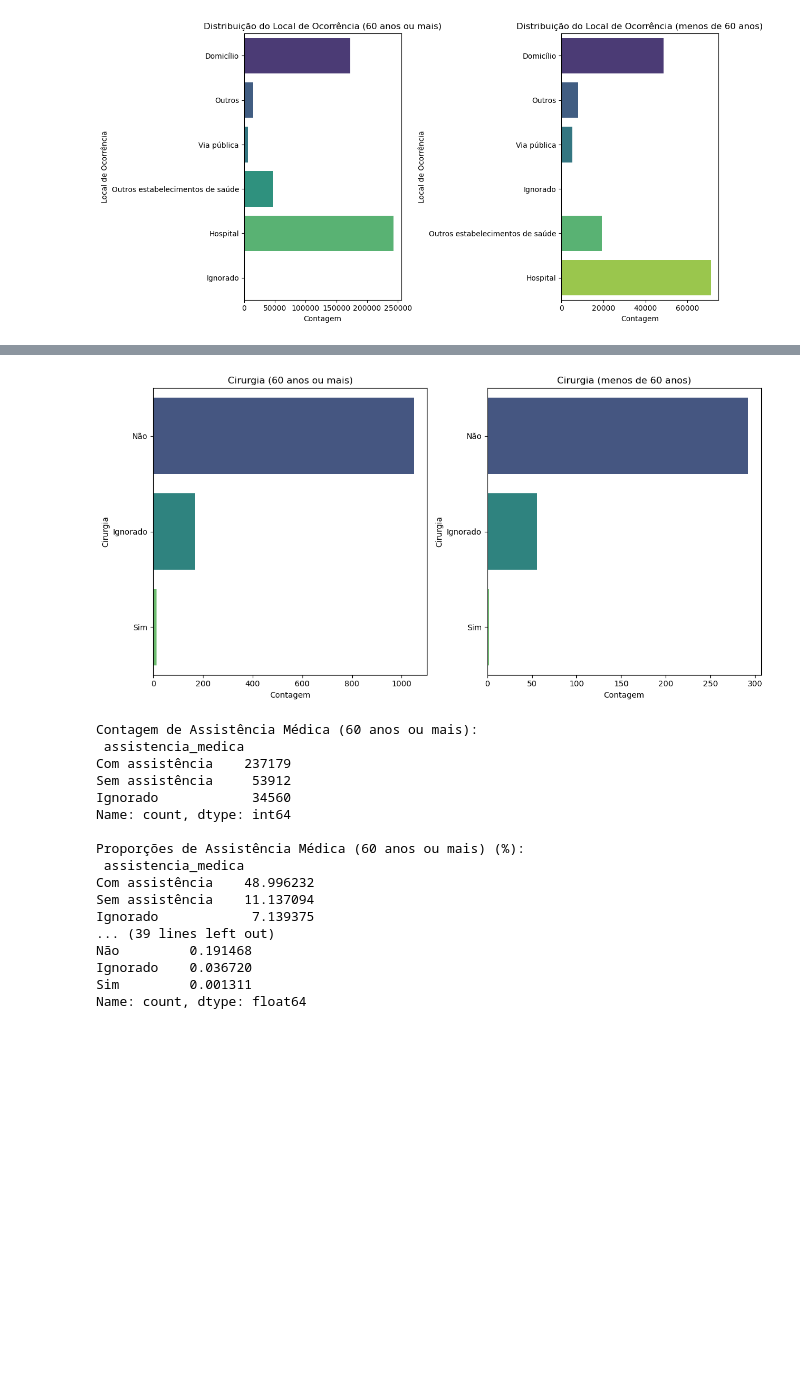
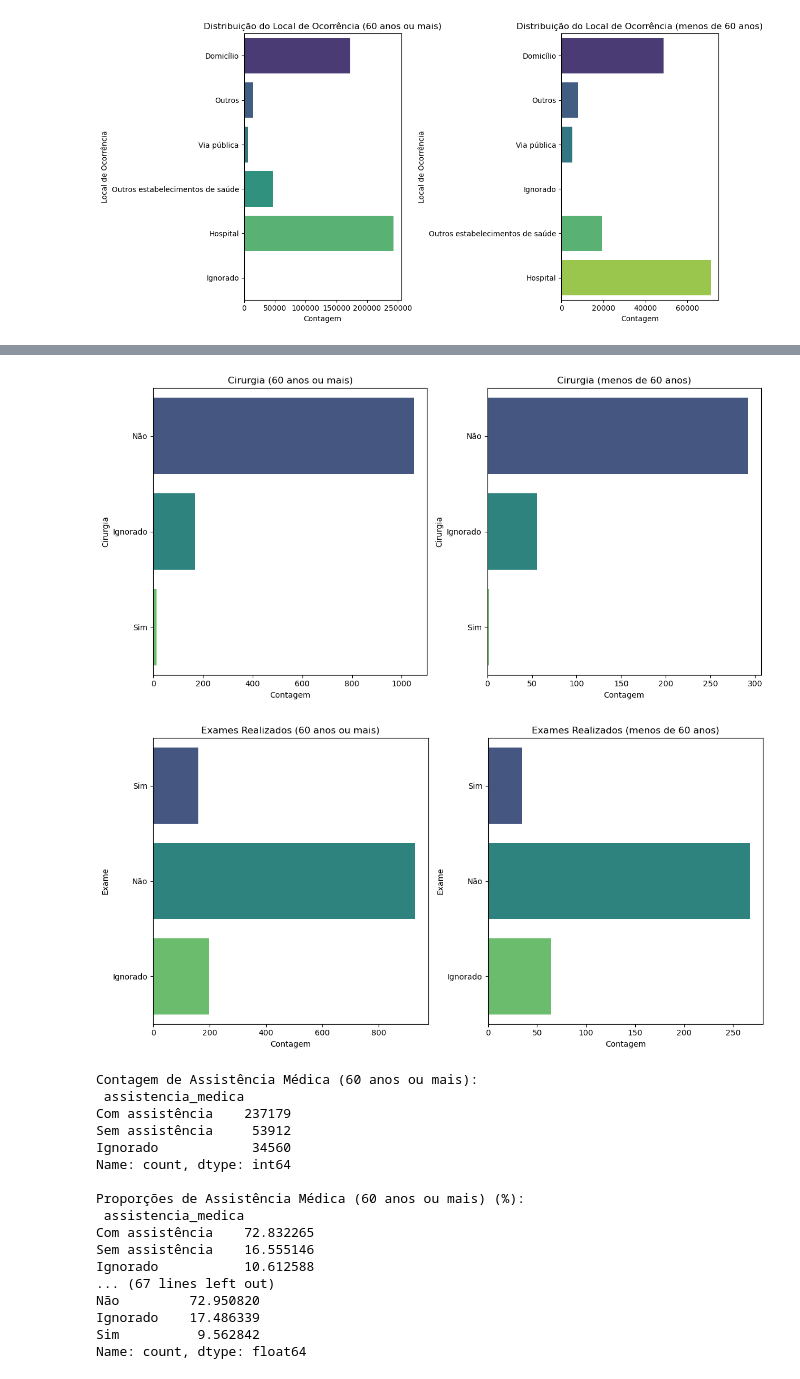
Before and after one commit to hlaff147/mortality-data-analysis, a Jupyter notebook: notebooks/analise_comparativa_idades.ipynb, the cells around one changed output, grey strips where cells are left out. Saved outputs shown, nothing was run; the diff lists cells and outputs as text; code cells hidden in the pictures; blank space fills up the shorter version.

Commit message:
Add more plots

```diff
--- a/notebooks/analise_comparativa_idades.ipynb
+++ b/notebooks/analise_comparativa_idades.ipynb
@@ -158,15 +165,19 @@ Ignorado                             0.057703
 Name: count, dtype: float64
 [figure]
 # %%
-# Mapeamento para assistência médica
 mapeamento_assistencia = {
     9: 'Ignorado',
     1: 'Com assistência',
     2: 'Sem assistência'
 }
 
-# Mapeamento para cirurgia
 mapeamento_cirurgia = {
+    9: 'Ignorado',
+    1: 'Sim',
+    2: 'Não'
+}
+
+mapeamento_exame = {
     9: 'Ignorado',
     1: 'Sim',
     2: 'Não'
@@ -175,11 +186,13 @@ mapeamento_cirurgia = {
 # Aplicar os mapeamentos às colunas correspondentes em ambos os DataFrames
 df_infarto_maior_60['assistencia_medica'] = df_infarto_maior_60['assistencia_medica'].map(mapeamento_assistencia)
 df_infarto_maior_60['cirurgia'] = df_infarto_maior_60['cirurgia'].map(mapeamento_cirurgia)
+df_infarto_maior_60['exame'] = df_infarto_maior_60['exame'].map(mapeamento_exame)
 
 df_infarto_menor_60['assistencia_medica'] = df_infarto_menor_60['assistencia_medica'].map(mapeamento_assistencia)
 df_infarto_menor_60['cirurgia'] = df_infarto_menor_60['cirurgia'].map(mapeamento_cirurgia)
+df_infarto_menor_60['exame'] = df_infarto_menor_60['exame'].map(mapeamento_exame)
 
-# Plotar gráfico de contagem para assistência médica nos dois grupos etários
+# Plotar gráficos de contagem para assistência médica nos dois grupos etários
 plt.figure(figsize=(12, 6))
 plt.subplot(1, 2, 1)
 sns.countplot(data=df_infarto_maior_60, y='assistencia_medica', palette='viridis')
@@ -187,6 +200,7 @@ plt.title('Assistência Médica (60 anos ou mais)')
 plt.xlabel('Contagem')
 plt.ylabel('Assistência Médica')
 plt.savefig('assistencia_medica_maior_60.png', bbox_inches='tight')  # Salvar como PNG
+
 plt.subplot(1, 2, 2)
 sns.countplot(data=df_infarto_menor_60, y='assistencia_medica', palette='viridis')
 plt.title('Assistência Médica (menos de 60 anos)')
@@ -196,7 +210,7 @@ plt.savefig('assistencia_medica_menor_60.png', bbox_inches='tight')  # Salvar co
 plt.tight_layout()
 plt.show()
 
-# Plotar gráfico de contagem para cirurgia nos dois grupos etários
+# Plotar gráficos de contagem para cirurgia nos dois grupos etários
 plt.figure(figsize=(12, 6))
 plt.subplot(1, 2, 1)
 sns.countplot(data=df_infarto_maior_60, y='cirurgia', palette='viridis')
@@ -204,43 +218,74 @@ plt.title('Cirurgia (60 anos ou mais)')
 plt.xlabel('Contagem')
 plt.ylabel('Cirurgia')
 plt.savefig('cirurgia_maior_60.png', bbox_inches='tight')  # Salvar como PNG
+
 plt.subplot(1, 2, 2)
 sns.countplot(data=df_infarto_menor_60, y='cirurgia', palette='viridis')
 plt.title('Cirurgia (menos de 60 anos)')
 plt.xlabel('Contagem')
 plt.ylabel('Cirurgia')
 plt.savefig('cirurgia_menor_60.png', bbox_inches='tight')  # Salvar como PNG
 plt.tight_layout()
 plt.show()
 
+# Plotar gráficos de contagem para exames nos dois grupos etários
+plt.figure(figsize=(12, 6))
+plt.subplot(1, 2, 1)
+sns.countplot(data=df_infarto_maior_60, y='exame', palette='viridis')
+plt.title('Exames Realizados (60 anos ou mais)')
+plt.xlabel('Contagem')
+plt.ylabel('Exame')
+plt.savefig('exames_realizados_maior_60.png', bbox_inches='tight')  # Salvar como PNG
+
+plt.subplot(1, 2, 2)
+sns.countplot(data=df_infarto_menor_60, y='exame', palette='viridis')
+plt.title('Exames Realizados (menos de 60 anos)')
+plt.xlabel('Contagem')
+plt.ylabel('Exame')
+plt.savefig('exames_realizados_menor_60.png', bbox_inches='tight')  # Salvar como PNG
+plt.tight_layout()
+plt.show()
 
 # Calculando contagens e proporções para assistência médica nos dois grupos etários
 contagem_assistencia_medica_maior_60 = df_infarto_maior_60['assistencia_medica'].value_counts()
-proporcoes_assistencia_medica_maior_60 = contagem_assistencia_medica_maior_60 / len(df_infarto_maior_60) * 100
+proporcoes_assistencia_medica_maior_60 = contagem_assistencia_medica_maior_60 / len(df_infarto_maior_60[df_infarto_maior_60['assistencia_medica'].notnull()]) * 100
 
 contagem_assistencia_medica_menor_60 = df_infarto_menor_60['assistencia_medica'].value_counts()
-proporcoes_assistencia_medica_menor_60 = contagem_assistencia_medica_menor_60 / len(df_infarto_menor_60) * 100
+proporcoes_assistencia_medica_menor_60 = contagem_assistencia_medica_menor_60 / len(df_infarto_menor_60[df_infarto_menor_60['assistencia_medica'].notnull()]) * 100
 
 # Calculando contagens e proporções para cirurgia nos dois grupos etários
 contagem_cirurgia_maior_60 = df_infarto_maior_60['cirurgia'].value_counts()
-proporcoes_cirurgia_maior_60 = contagem_cirurgia_maior_60 / len(df_infarto_maior_60) * 100
+proporcoes_cirurgia_maior_60 = contagem_cirurgia_maior_60 / len(df_infarto_maior_60[df_infarto_maior_60['cirurgia'].notnull()]) * 100
 
 contagem_cirurgia_menor_60 = df_infarto_menor_60['cirurgia'].value_counts()
-proporcoes_cirurgia_menor_60 = contagem_cirurgia_menor_60 / len(df_infarto_menor_60) * 100
+proporcoes_cirurgia_menor_60 = contagem_cirurgia_menor_60 / len(df_infarto_menor_60[df_infarto_menor_60['cirurgia'].notnull()]) * 100
+
+# Calculando contagens e proporções para exames nos dois grupos etários
+contagem_exame_maior_60 = df_infarto_maior_60['exame'].value_counts()
+proporcoes_exame_maior_60 = contagem_exame_maior_60 / len(df_infarto_maior_60[df_infarto_maior_60['exame'].notnull()]) * 100
+
+contagem_exame_menor_60 = df_infarto_menor_60['exame'].value_counts()
+proporcoes_exame_menor_60 = contagem_exame_menor_60 / len(df_infarto_menor_60[df_infarto_menor_60['exame'].notnull()]) * 100
 
 # Imprimir as contagens e proporções
 print("Contagem de Assistência Médica (60 anos ou mais):\n", contagem_assistencia_medica_maior_60)
 print("\nProporções de Assistência Médica (60 anos ou mais) (%):\n", proporcoes_assistencia_medica_maior_60)
 print("\nContagem de Assistência Médica (menos de 60 anos):\n", contagem_assistencia_medica_menor_60)
 print("\nProporções de Assistência Médica (menos de 60 anos) (%):\n", proporcoes_assistencia_medica_menor_60)
 
 print("\nContagem de Cirurgia (60 anos ou mais):\n", contagem_cirurgia_maior_60)
 print("\nProporções de Cirurgia (60 anos ou mais) (%):\n", proporcoes_cirurgia_maior_60)
 print("\nContagem de Cirurgia (menos de 60 anos):\n", contagem_cirurgia_menor_60)
 print("\nProporções de Cirurgia (menos de 60 anos) (%):\n", proporcoes_cirurgia_menor_60)
+
+print("\nContagem de Exames Realizados (60 anos ou mais):\n", contagem_exame_maior_60)
+print("\nProporções de Exames Realizados (60 anos ou mais) (%):\n", proporcoes_exame_maior_60)
+print("\nContagem de Exames Realizados (menos de 60 anos):\n", contagem_exame_menor_60)
+print("\nProporções de Exames Realizados (menos de 60 anos) (%):\n", proporcoes_exame_menor_60)
 # %% [output]
 [figure]
 [figure]
+[figure, added]
 Contagem de Assistência Médica (60 anos ou mais):
  assistencia_medica
 Com assistência    237179
@@ -250,11 +295,11 @@ Name: count, dtype: int64
 
 Proporções de Assistência Médica (60 anos ou mais) (%):
  assistencia_medica
-Com assistência    48.996232
-Sem assistência    11.137094
-Ignorado            7.139375
-... (39 lines left out)
-Não         0.191468
-Ignorado    0.036720
-Sim         0.001311
+Com assistência    72.832265
+Sem assistência    16.555146
+Ignorado           10.612588
+... (67 lines left out)
+Não         72.950820
+Ignorado    17.486339
+Sim          9.562842
 Name: count, dtype: float64
```
Also changed, not shown: parts of 6 cells of this notebook, 1 other file.
